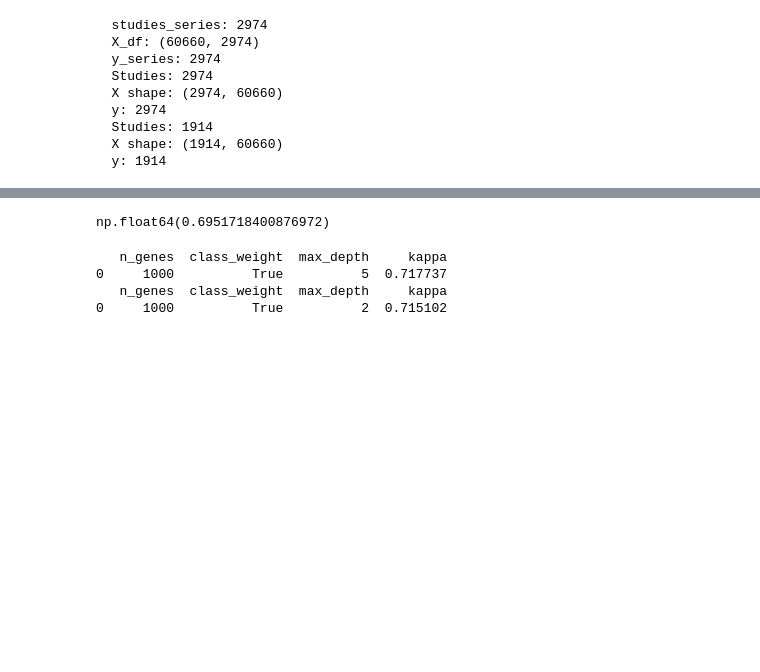
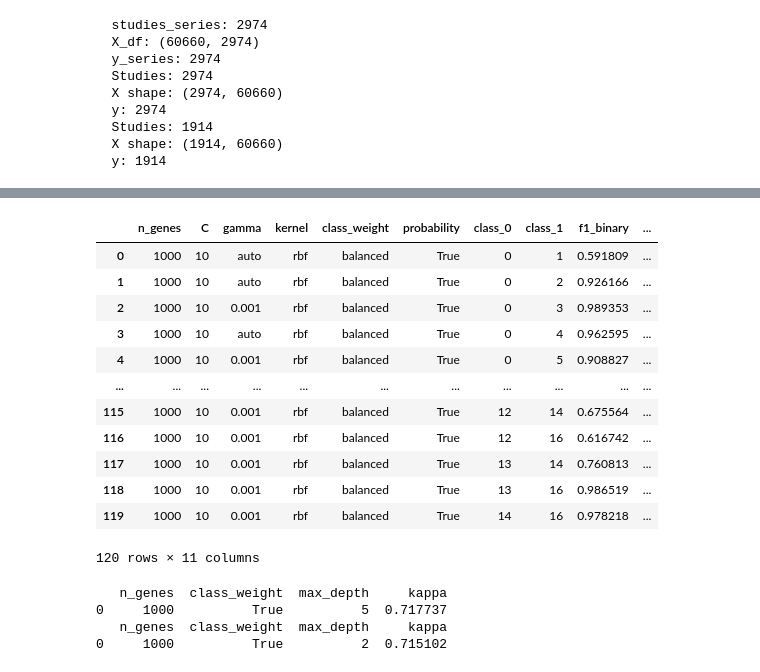
Before and after one commit to jeppeseverens/Leukem.ai, a Jupyter notebook: python_predict/training.ipynb, the cells around one changed output, grey strips where cells are left out. Drawn from its saved outputs; the diff is of its cells as text; code cells hidden in the pictures; blank space fills up the shorter version.

```diff
--- a/python_predict/training.ipynb
+++ b/python_predict/training.ipynb
@@ -76,26 +40,38 @@ class WeightedXGBClassifier:
 # %%
 # CV setup
-outer_cv = StratifiedKFold(n_splits=2, shuffle=True, random_state=42)
-inner_cv = StratifiedKFold(n_splits=2, shuffle=True, random_state=42)
 
-# Hyperparameter grid
-param_grid = {
+
+model_type = "svm"
+if model_type == "svm":
+    model = SVC
+    param_grid = {
     'n_genes': [1000, 2000, 3000],
     'C': [10, 100, 1000],
     'gamma': ['auto', 0.001, 0.01],
     'kernel': ['rbf'],
     'class_weight': ["balanced", None],
     'probability': [True]
-}
-param_grid = {
+    }
+elif model_type == "xgboost":
+    model = WeightedXGBClassifier
+    param_grid = {
     'n_genes': [1000],
     'class_weight': [True, False],
     'max_depth': [2,5]
+    }
+else:
+    ValueError("model_type should be 'svm' or 'xgboost'")
+
+param_grid = {
+    'n_genes': [1000],
+    'C': [10],
+    'gamma': ['auto', 0.001],
+    'kernel': ['rbf'],
+    'class_weight': ["balanced"],
+    'probability': [True]
 }
-param_combos = list(ParameterGrid(param_grid))
 
-#model = SVC
-model = WeightedXGBClassifier
+
 pipe = Pipeline([
     ('DEseq2', transformers.DESeq2RatioNormalizer()),
     ('feature_selection', transformers.FeatureSelection()),
@@ -593,5 +590,6 @@ Outer training set contains studies: ['AAML0531', 'AAML1031', 'BEATAML1.0-COHORT
 # %%
 def process_cv_results(df, param_grid, label_mapping, score_col):
+    #df = df.dropna()
     #  Extract param names and expand 'params'
     param_names = list(param_grid.keys())
     params_df = df['params'].apply(pd.Series)
@@ -617,36 +615,48 @@ def process_cv_results(df, param_grid, label_mapping, score_col):
         summary = df_with_params.groupby(group_cols)[score_col].mean().reset_index()
         best = summary.loc[summary.groupby(['class_0', 'class_1'])[score_col].idxmax()].reset_index(drop=True)
 
     else:
         # Standard multiclass
         group_cols = param_names
         summary = df_with_params.groupby(group_cols)[score_col].mean().reset_index()
         best = summary.loc[[summary[score_col].idxmax()]].reset_index(drop=True)
 
     int_to_label = {v: k for k, v in label_mapping.items()}
     if 'class' in best.columns:
         # OvR case
         best['class_label'] = best['class'].map(int_to_label)
         return best
 
     elif 'class_0' in best.columns and 'class_1' in best.columns:
         # OvO case
         best['class_0_label'] = best['class_0'].map(int_to_label)
         best['class_1_label'] = best['class_1'].map(int_to_label)
         return best
 
     else:
         return best
 
 best_per_class_df = process_cv_results(
     df_parallel_results_study_as_fold,
     param_grid=param_grid,
     label_mapping = label_mapping,
-    score_col = "kappa"
+    score_col = "kappa" # Kappa is best
 )
-best_per_class_df["kappa"].mean() # np.float64(0.5714442426161126)
+best_per_class_df # np.float64(0.5714442426161126)
 # %% [output]
+|  | n_genes | C | gamma | kernel | class_weight | probability | class_0 | class_1 | f1_binary | ... |
+| 0 | 1000 | 10 | auto | rbf | balanced | True | 0 | 1 | 0.591809 | ... |
+| 1 | 1000 | 10 | auto | rbf | balanced | True | 0 | 2 | 0.926166 | ... |
+| 2 | 1000 | 10 | 0.001 | rbf | balanced | True | 0 | 3 | 0.989353 | ... |
+| 3 | 1000 | 10 | auto | rbf | balanced | True | 0 | 4 | 0.962595 | ... |
+| 4 | 1000 | 10 | 0.001 | rbf | balanced | True | 0 | 5 | 0.908827 | ... |
+| ... | ... | ... | ... | ... | ... | ... | ... | ... | ... | ... |
+| 115 | 1000 | 10 | 0.001 | rbf | balanced | True | 12 | 14 | 0.675564 | ... |
+| 116 | 1000 | 10 | 0.001 | rbf | balanced | True | 12 | 16 | 0.616742 | ... |
+| 117 | 1000 | 10 | 0.001 | rbf | balanced | True | 13 | 14 | 0.760813 | ... |
+| 118 | 1000 | 10 | 0.001 | rbf | balanced | True | 13 | 16 | 0.986519 | ... |
+| 119 | 1000 | 10 | 0.001 | rbf | balanced | True | 14 | 16 | 0.978218 | ... |
-np.float64(0.6951718400876972)
+120 rows × 11 columns
 # %%
 for outer_fold in (0,1):
     df2 = df_parallel_results[df_parallel_results['outer_fold'] == outer_fold]
```
Also changed, not shown: parts of 6 cells of this notebook, 1 other file.
